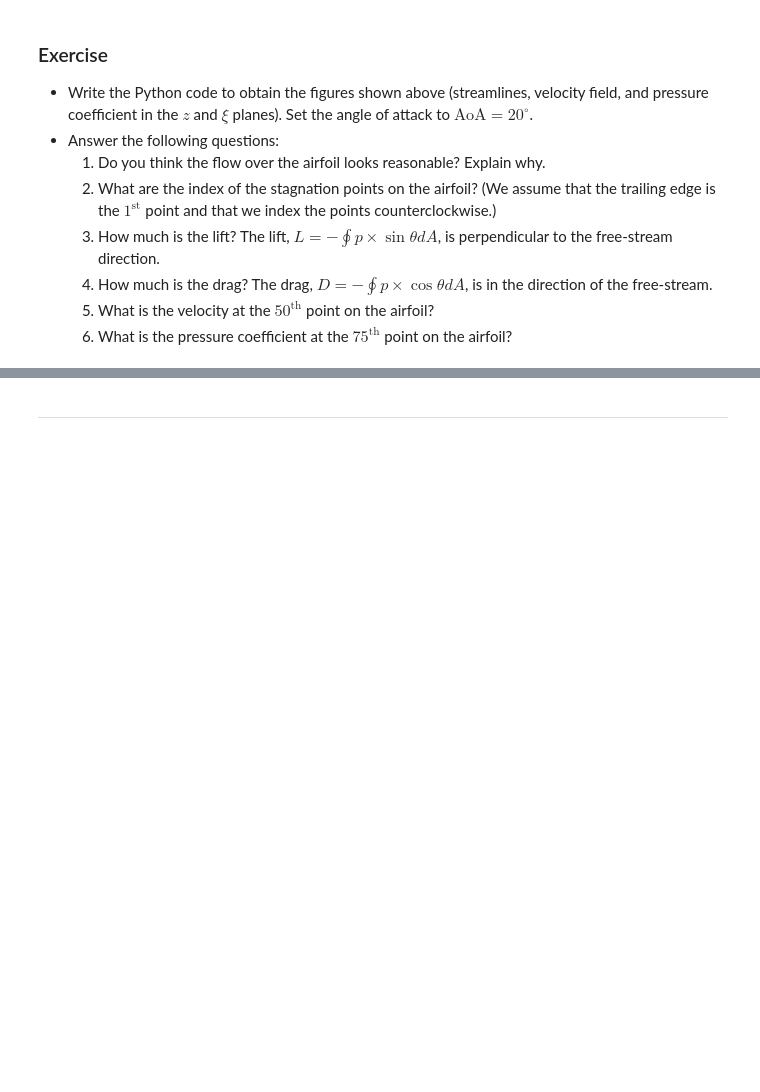
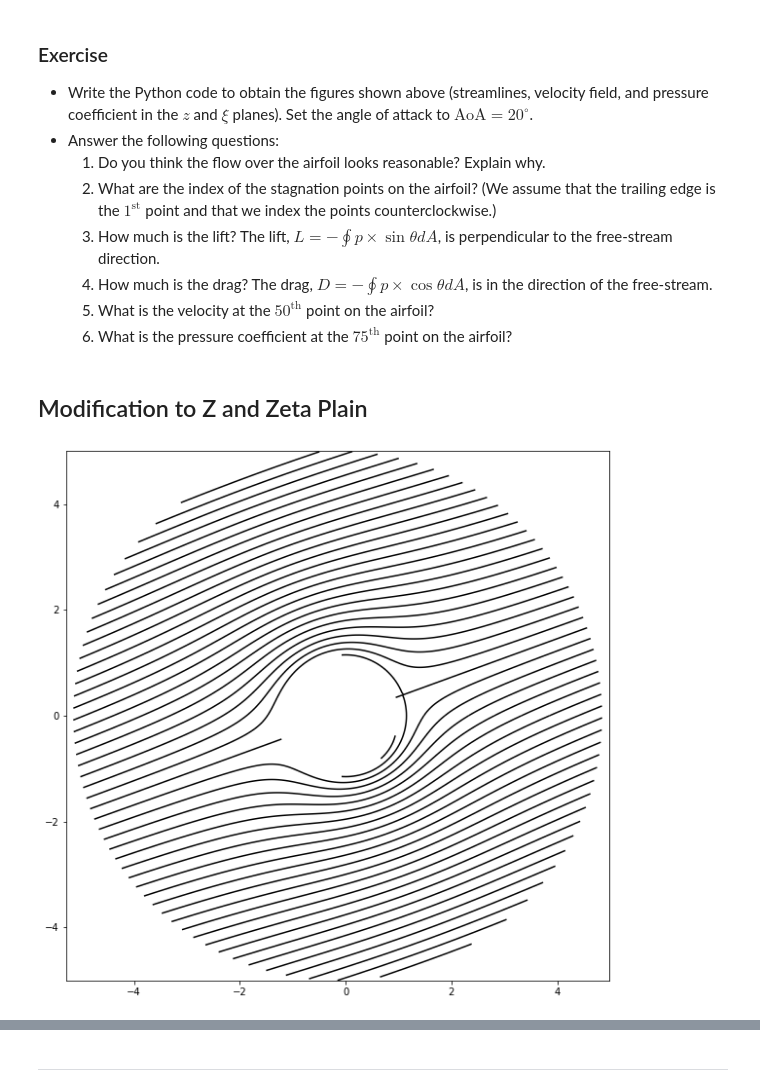
Before and after one commit to smmagic/MAE6226, a Jupyter notebook: Assignment_02.ipynb, the cells around one changed output, grey strips where cells are left out. Drawn from its saved outputs; the diff is of its cells as text; code cells hidden in the pictures; blank space fills up the shorter version.

```diff
--- a/Assignment_02.ipynb
+++ b/Assignment_02.ipynb
@@ -528,3 +576,44 @@ You should get the velocity and pressure coefficient (in the $z$ and $\xi$ plane
     4. How much is the drag? The drag, $D=-\oint p \times \cos{\theta} dA$, is in the direction of the free-stream.
     5. What is the velocity at the $50^\text{th}$ point on the airfoil?
     6. What is the pressure coefficient at the $75^\text{th}$ point on the airfoil?
+# %% [markdown]
+## Modification to Z and Zeta Plain
+# %%
+AoA = (20) * numpy.pi / 180
+xc, yc = 0.0, 0.0
+
+xPrime = (x - xc) * numpy.cos(AoA) + (y - yc) * numpy.sin(AoA)
+yPrime = -(x - xc) * numpy.sin(AoA) + (y - yc) * numpy.cos(AoA)
+zPrime = xPrime + 1j * yPrime
+
+u_doublet, v_doublet = get_velocity_doublet(kappa, xc, yc, xPrime, yPrime)
+u_inf = u_inf_Scalar * numpy.ones_like(u_doublet)
+v_inf = numpy.zeros_like(v_doublet)
+
+
+uPrime = u_doublet + u_inf
+vPrime = v_doublet + v_inf
+
+u = uPrime * numpy.cos(AoA) + vPrime * numpy.sin(AoA)
+v = -uPrime * numpy.sin(AoA) + vPrime * numpy.cos(AoA)
+
+psi_doublet, phi_doublet = get_stream_function_doublet(kappa, xc, yc, xPrime,yPrime)
+psi_inf = u_inf * yPrime
+phi_inf = u_inf * xPrime
+
+psi = psi_doublet + psi_inf
+phi = phi_doublet + phi_inf
+
+dZetadZ = 1 - (c/zPrime)**2
+wZ = u - 1j * v
+
+wZeta = wZ / dZetadZ
+
+cp = 1 - (u**2 + v**2) / u_inf_Scalar**2
+cp_Zeta = 1 - (numpy.real(wZeta)**2 + numpy.imag(wZeta)**2) / u_inf_Scalar**2
+# %%
+pyplot.figure(figsize=(10, 10))
+pyplot.contour(x, y, psi, 50, colors='black', extend='both', linestyles='solid');
+pyplot.axis('equal');
+# %% [output]
+[figure, added]
```
Also changed, not shown: parts of 10 cells of this notebook.
